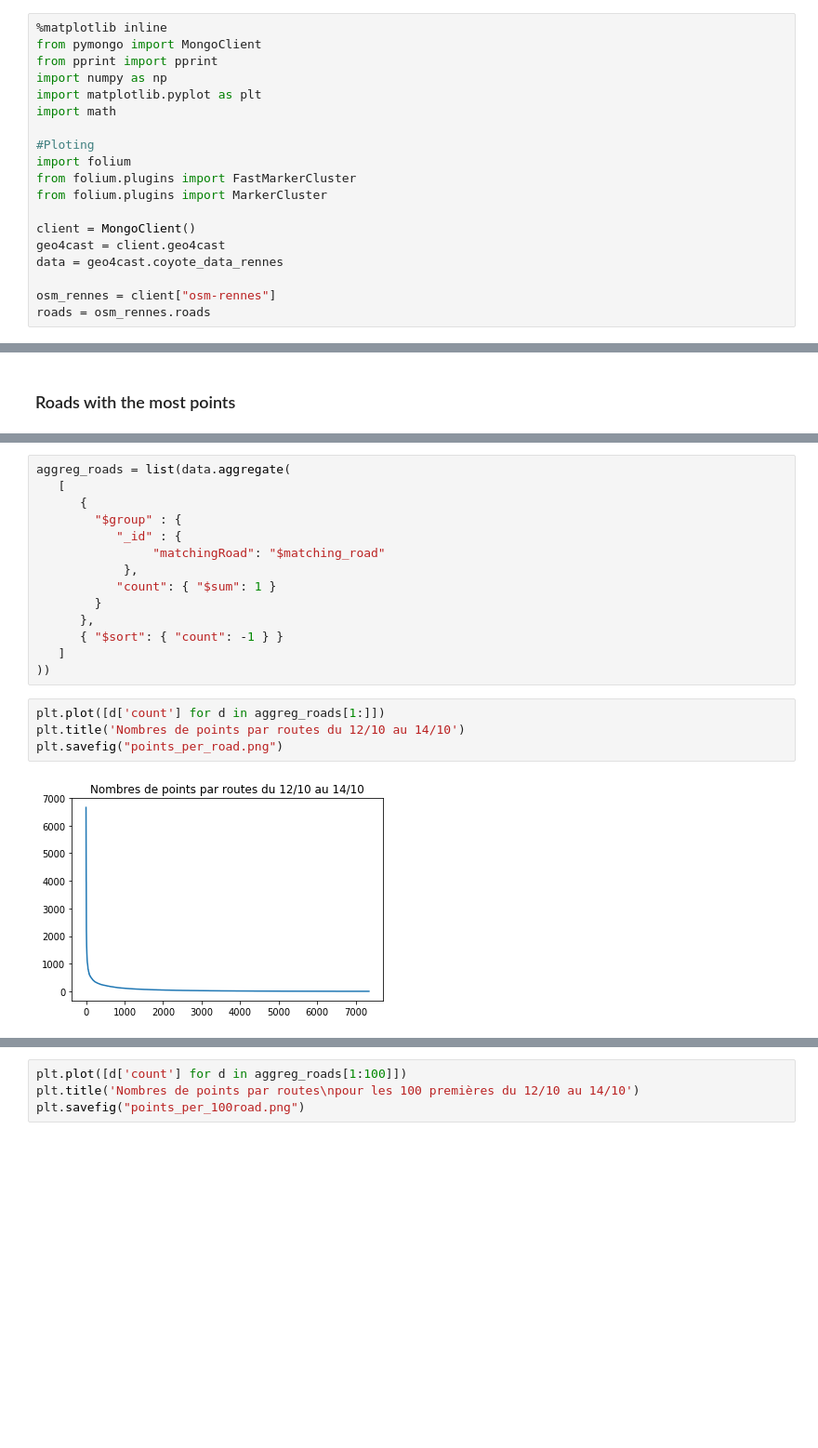
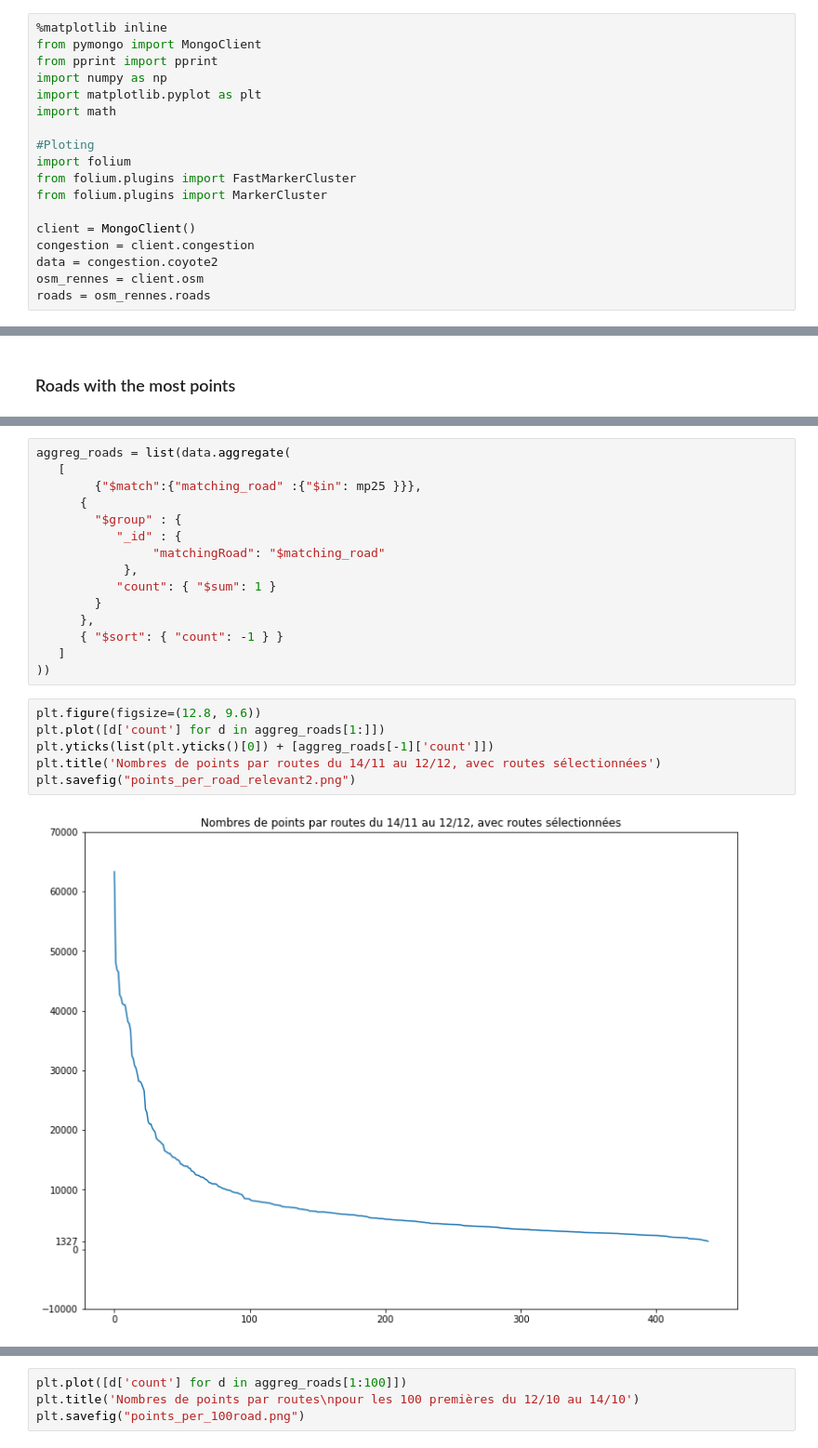
Before and after one commit to bourliam/PRIM, a Jupyter notebook: Notebooks/Notebook PRIM.ipynb, the cells around one changed output, grey strips where cells are left out. Shown at 93% size. Cells and saved outputs as stored; diff of their text form; blank space fills up the shorter version.

```diff
--- a/Notebooks/Notebook PRIM.ipynb
+++ b/Notebooks/Notebook PRIM.ipynb
@@ -12,10 +12,9 @@ from folium.plugins import FastMarkerCluster
 from folium.plugins import MarkerCluster
 
 client = MongoClient()
-geo4cast = client.geo4cast
-data = geo4cast.coyote_data_rennes
-
-osm_rennes = client["osm-rennes"]
+congestion = client.congestion
+data = congestion.coyote2
+osm_rennes = client.osm
 roads = osm_rennes.roads
 # %%
 def print_road(road_id):
@@ -225,6 +255,7 @@ Worker DONE2
 # %%
 aggreg_roads = list(data.aggregate(
    [
+        {"$match":{"matching_road" :{"$in": mp25 }}},
       {
         "$group" : {
            "_id" : {
@@ -237,11 +268,13 @@ aggreg_roads = list(data.aggregate(
    ]
 ))
 # %%
+plt.figure(figsize=(12.8, 9.6))
 plt.plot([d['count'] for d in aggreg_roads[1:]])
-plt.title('Nombres de points par routes du 12/10 au 14/10')
-plt.savefig("points_per_road.png")
+plt.yticks(list(plt.yticks()[0]) + [aggreg_roads[-1]['count']])
+plt.title('Nombres de points par routes du 14/11 au 12/12, avec routes sélectionnées')
+plt.savefig("points_per_road_relevant2.png")
 # %% [output]
-[figure, old version]
+[figure, new version]
 # %%
 len(aggreg_roads)
 # %% [output]
```
Also changed, not shown: parts of 7 cells of this notebook, 13 other files.
